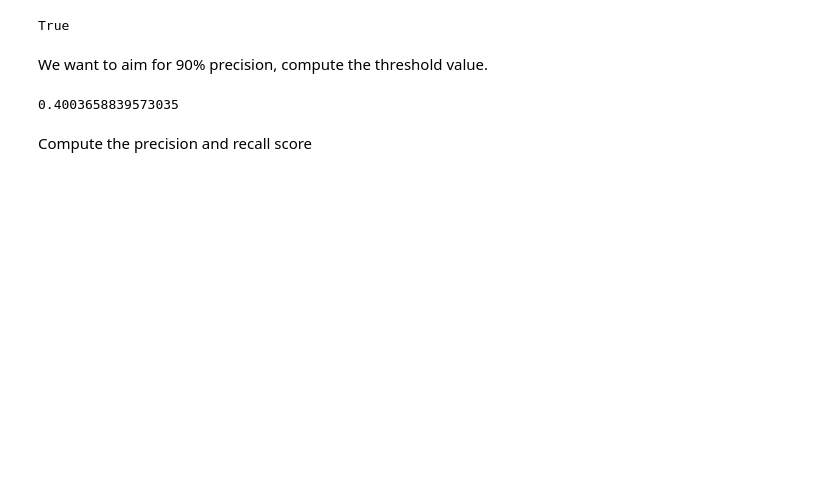
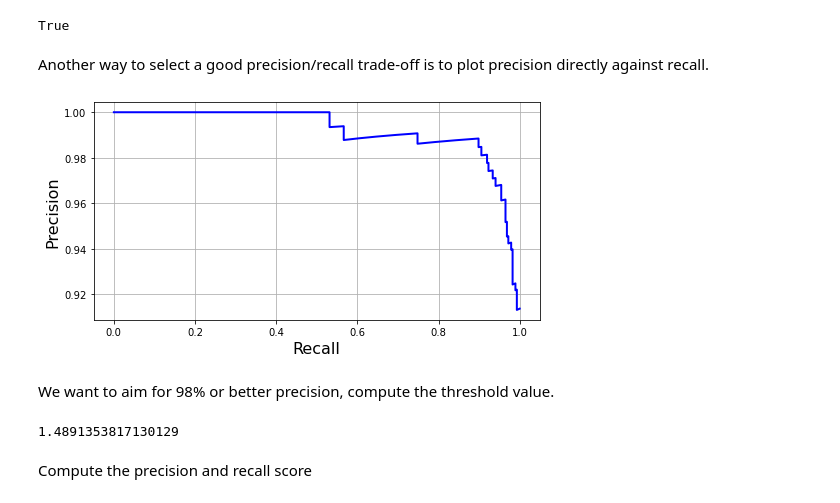
Before and after one commit to nyp-sit/sdaai-iti103, a Jupyter notebook: session-4/4_Classification.ipynb, the cells around one changed output. Drawn from its saved outputs; the diff is of its cells as text; code cells hidden in the pictures; blank space fills up the shorter version.

```diff
--- a/session-4/4_Classification.ipynb
+++ b/session-4/4_Classification.ipynb
@@ -166,22 +290,26 @@ plt.show()
 (y_train_pred == (y_scores > 0)).all()
 # %% [output]
 True
+# %% [markdown]
+Another way to select a good precision/recall trade-off is to plot precision directly against recall.
 # %%
 def plot_precision_vs_recall(precisions, recalls):
     plt.plot(recalls, precisions, "b-", linewidth=2)
     plt.xlabel("Recall", fontsize=16)
     plt.ylabel("Precision", fontsize=16)
-    plt.axis([0, 1, 0, 1])
+    #plt.axis([-5, 10, 0, 1])
     plt.grid(True)
 
-plt.figure(figsize=(8, 6))
+plt.figure(figsize=(8, 4))
 plot_precision_vs_recall(precisions, recalls)
 
 plt.show()
+# %% [output]
+[figure, added]
 # %% [markdown]
-We want to aim for 90% precision, compute the threshold value.
+We want to aim for 98% or better precision, compute the threshold value.
 # %%
-threshold_90_precision = thresholds[np.argmax(precisions >= 0.90)]
-threshold_90_precision
+threshold_98_precision = thresholds[np.argmax(precisions >= 0.98)]
+threshold_98_precision
 # %% [output]
-0.4003658839573035
+1.4891353817130129
```
Also changed, not shown: parts of 113 cells of this notebook.
